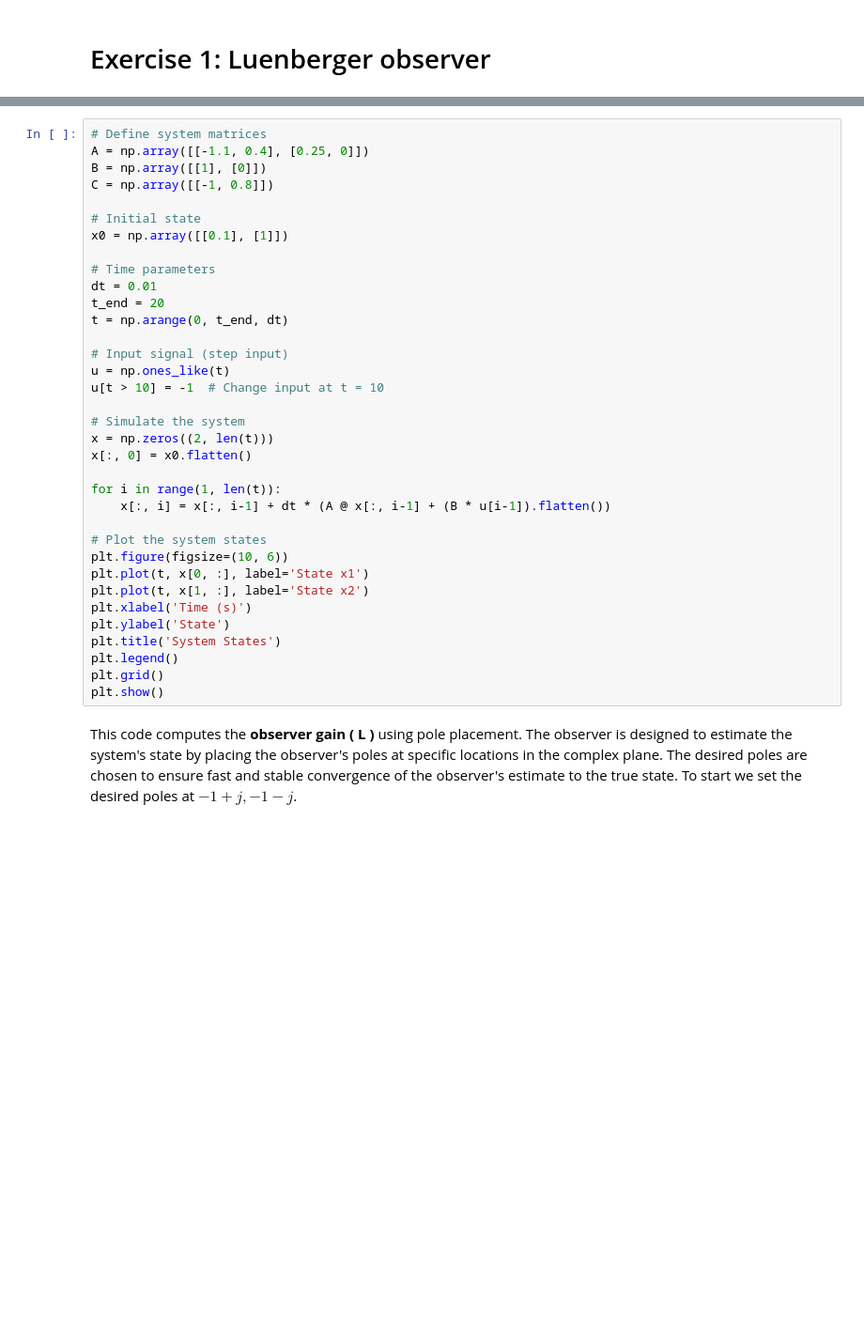
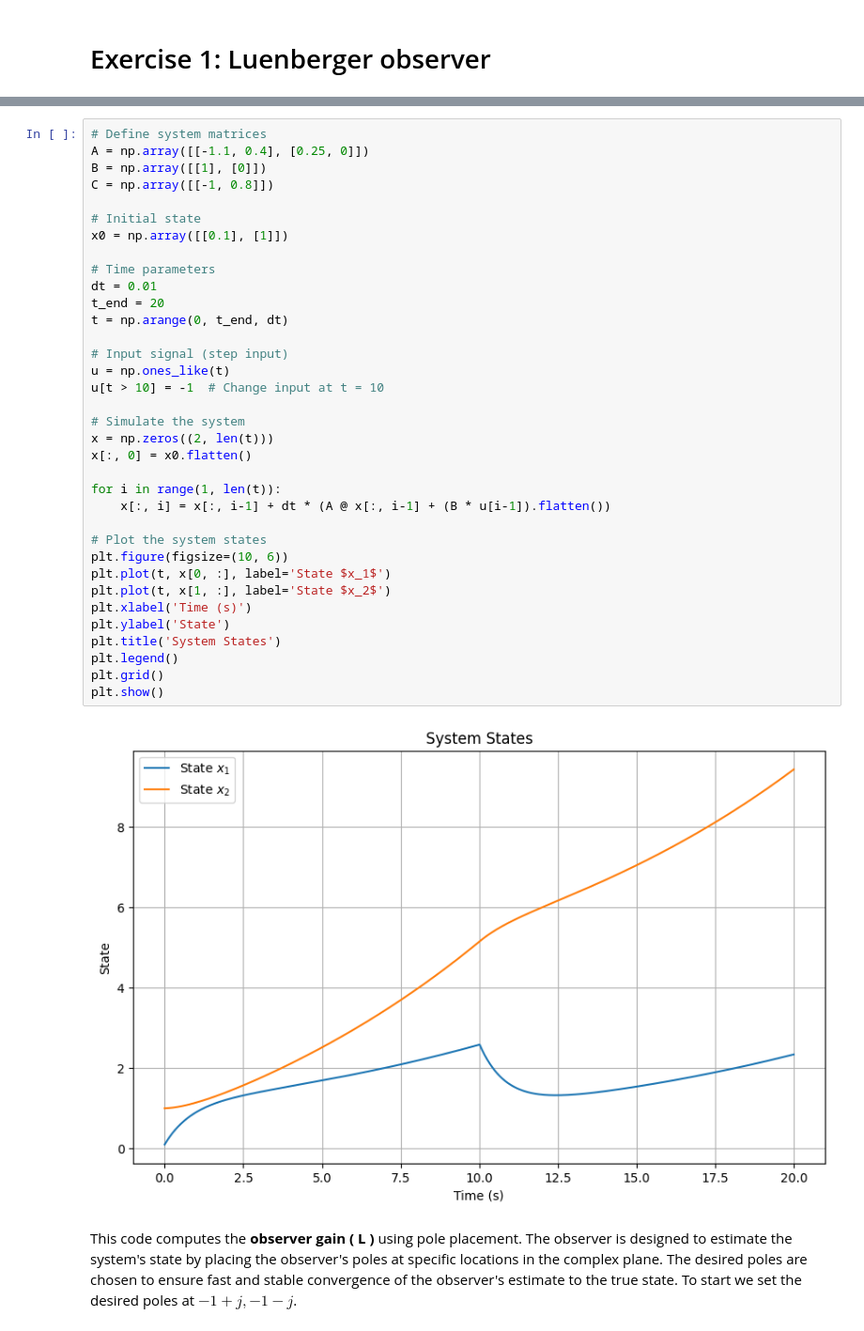
Before and after one commit to idsc-frazzoli/CS2-notebooks, a Jupyter notebook: 2025/ps04/CS2_2025_04.ipynb, the cells around one changed output, grey strips where cells are left out. Shown at 94% size. Saved outputs shown, nothing was run; the diff lists cells and outputs as text; blank space fills up the shorter version.

```diff
--- a/2025/ps04/CS2_2025_04.ipynb
+++ b/2025/ps04/CS2_2025_04.ipynb
@@ -44,35 +64,37 @@ A = np.array([[-1.1, 0.4], [0.25, 0]])
 B = np.array([[1], [0]])
 C = np.array([[-1, 0.8]])
 
 # Initial state
 x0 = np.array([[0.1], [1]])
 
 # Time parameters
 dt = 0.01
 t_end = 20
 t = np.arange(0, t_end, dt)
 
 # Input signal (step input)
 u = np.ones_like(t)
 u[t > 10] = -1  # Change input at t = 10
 
 # Simulate the system
 x = np.zeros((2, len(t)))
 x[:, 0] = x0.flatten()
 
 for i in range(1, len(t)):
     x[:, i] = x[:, i-1] + dt * (A @ x[:, i-1] + (B * u[i-1]).flatten())
 
 # Plot the system states
 plt.figure(figsize=(10, 6))
-plt.plot(t, x[0, :], label='State x1')
-plt.plot(t, x[1, :], label='State x2')
+plt.plot(t, x[0, :], label='State $x_1$')
+plt.plot(t, x[1, :], label='State $x_2$')
 plt.xlabel('Time (s)')
 plt.ylabel('State')
 plt.title('System States')
 plt.legend()
 plt.grid()
 plt.show()
+# %% [output]
+[figure, added]
 # %% [markdown]
 This code computes the **observer gain \( L \)** using pole placement. The observer is designed to estimate the system's state by placing the observer's poles at specific locations in the complex plane. The desired poles are chosen to ensure fast and stable convergence of the observer's estimate to the true state. To start we set the desired poles at $-1+j, -1 -j$.
 # %%
```
Also changed, not shown: parts of 13 cells of this notebook.
